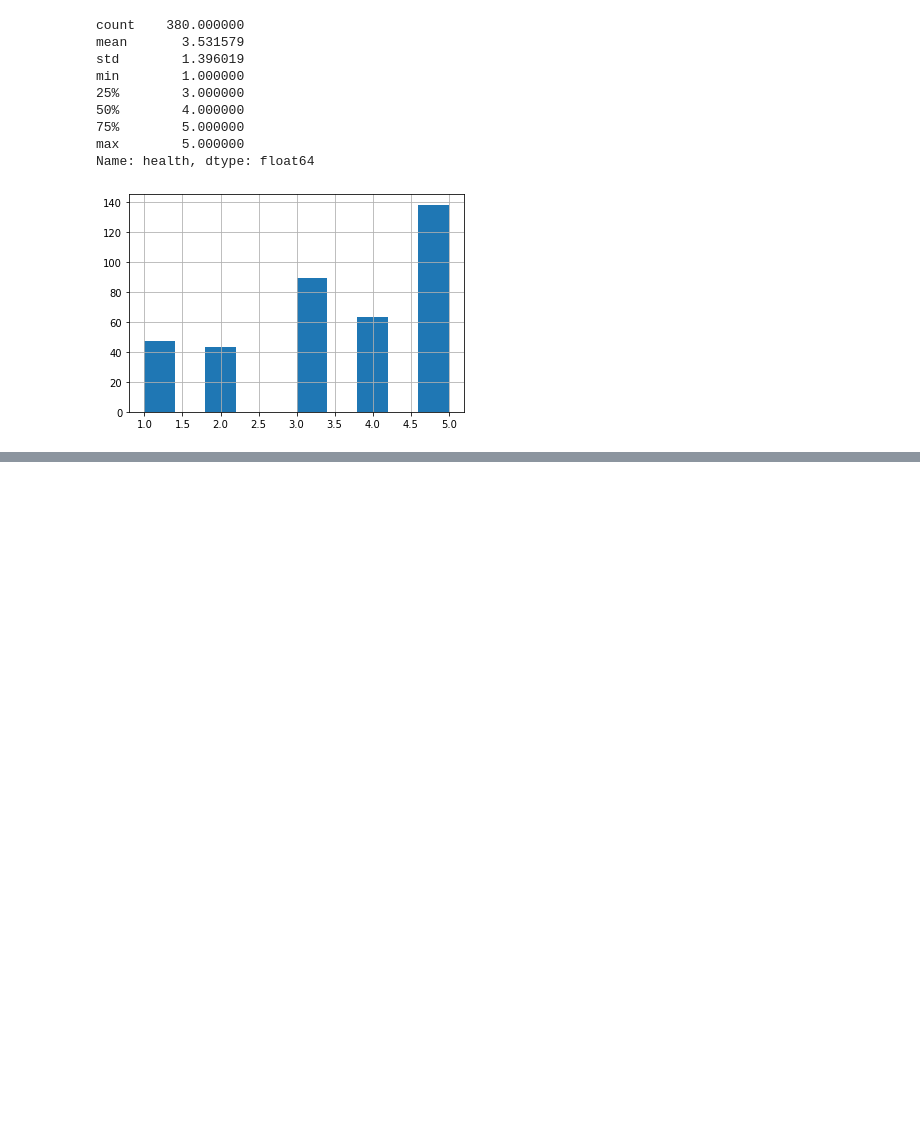
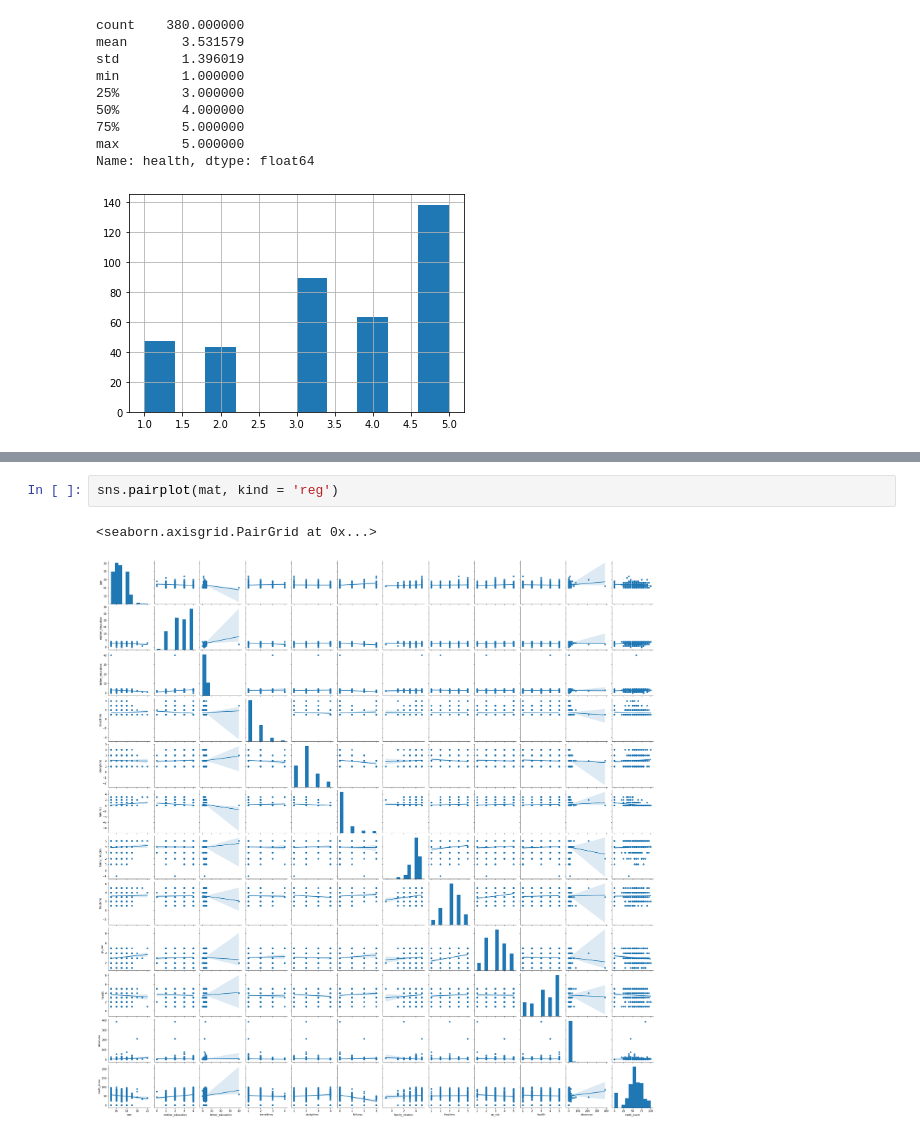
Before and after one commit to nailyatergemes/project2, a Jupyter notebook: project 2 stud math.ipynb, the cells around one changed output, grey strips where cells are left out. Cells and saved outputs as stored; diff of their text form; blank space fills up the shorter version.

```diff
--- a/project 2 stud math.ipynb
+++ b/project 2 stud math.ipynb
@@ -516,0 +554,5 @@ Name: health, dtype: float64
+# %%
+sns.pairplot(mat, kind = 'reg')
+# %% [output]
+<seaborn.axisgrid.PairGrid at 0x...>
+[figure, added]
```
Also changed, not shown: parts of 3 cells of this notebook.
